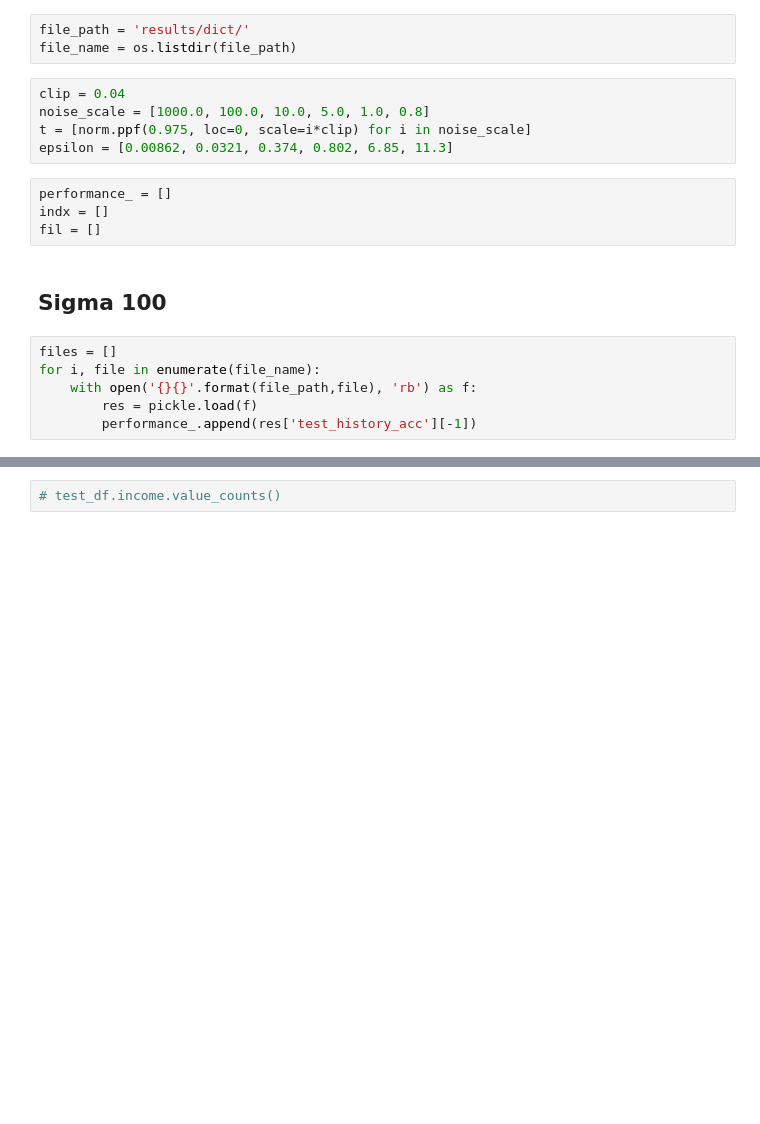
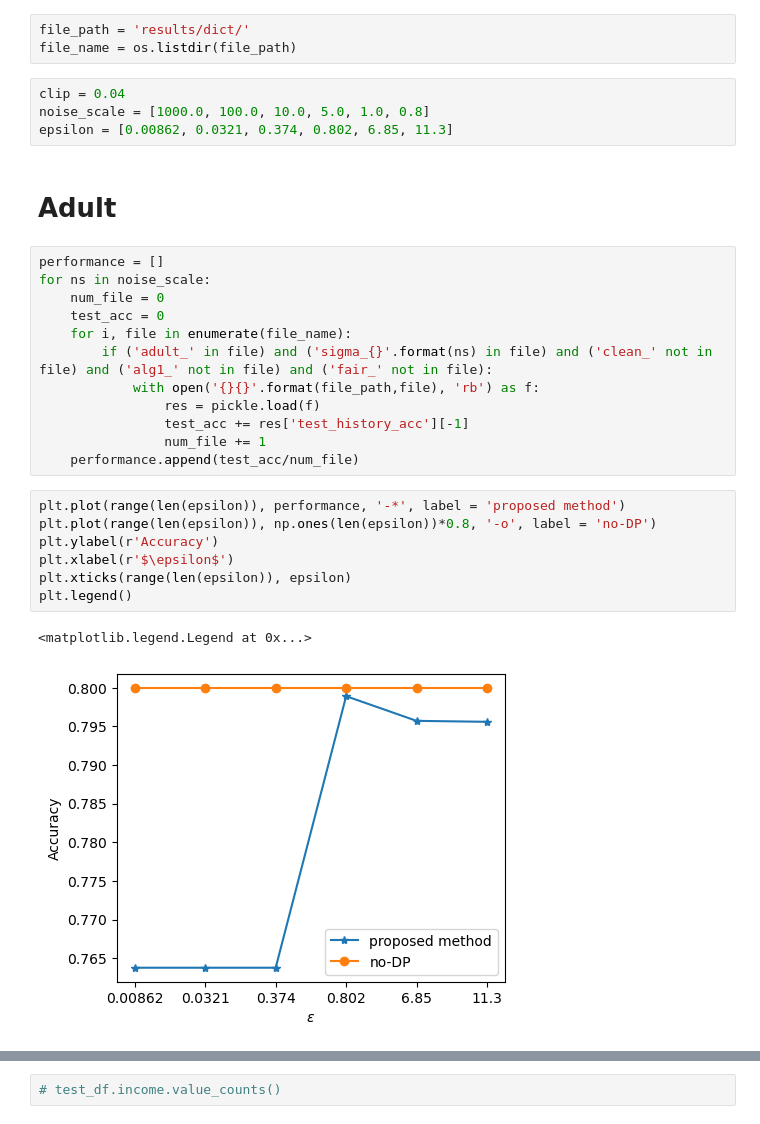
Before and after one commit to khangtran2020/FairDP, a Jupyter notebook: Error_Analysis.ipynb, the cells around one changed output, grey strips where cells are left out. Saved outputs shown, nothing was run; the diff lists cells and outputs as text; blank space fills up the shorter version.

```diff
--- a/Error_Analysis.ipynb
+++ b/Error_Analysis.ipynb
@@ -13,17 +13,28 @@ file_name = os.listdir(file_path)
 # %%
 clip = 0.04
 noise_scale = [1000.0, 100.0, 10.0, 5.0, 1.0, 0.8]
-t = [norm.ppf(0.975, loc=0, scale=i*clip) for i in noise_scale]
 epsilon = [0.00862, 0.0321, 0.374, 0.802, 6.85, 11.3]
-# %%
-performance_ = []
-indx = []
-fil = []
-# %% [markdown]
-## Sigma 100
+# %% [markdown]
+# Adult
 # %%
-files = []
-for i, file in enumerate(file_name):
-    with open('{}{}'.format(file_path,file), 'rb') as f:
-        res = pickle.load(f)
-        performance_.append(res['test_history_acc'][-1])
+performance = []
+for ns in noise_scale:
+    num_file = 0
+    test_acc = 0
+    for i, file in enumerate(file_name):
+        if ('adult_' in file) and ('sigma_{}'.format(ns) in file) and ('clean_' not in file) and ('alg1_' not in file) and ('fair_' not in file):
+            with open('{}{}'.format(file_path,file), 'rb') as f:
+                res = pickle.load(f)
+                test_acc += res['test_history_acc'][-1]
+                num_file += 1
+    performance.append(test_acc/num_file)
+# %%
+plt.plot(range(len(epsilon)), performance, '-*', label = 'proposed method')
+plt.plot(range(len(epsilon)), np.ones(len(epsilon))*0.8, '-o', label = 'no-DP')
+plt.ylabel(r'Accuracy')
+plt.xlabel(r'$\epsilon$')
+plt.xticks(range(len(epsilon)), epsilon)
+plt.legend()
+# %% [output]
+<matplotlib.legend.Legend at 0x...>
+[figure, added]
```
Also changed, not shown: parts of 12 cells of this notebook, 1 other file.
